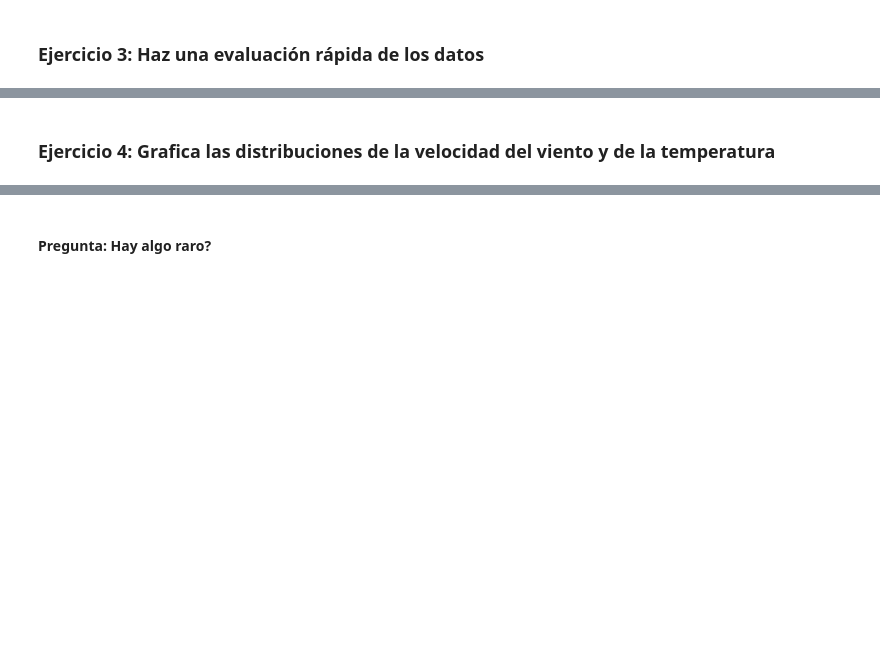
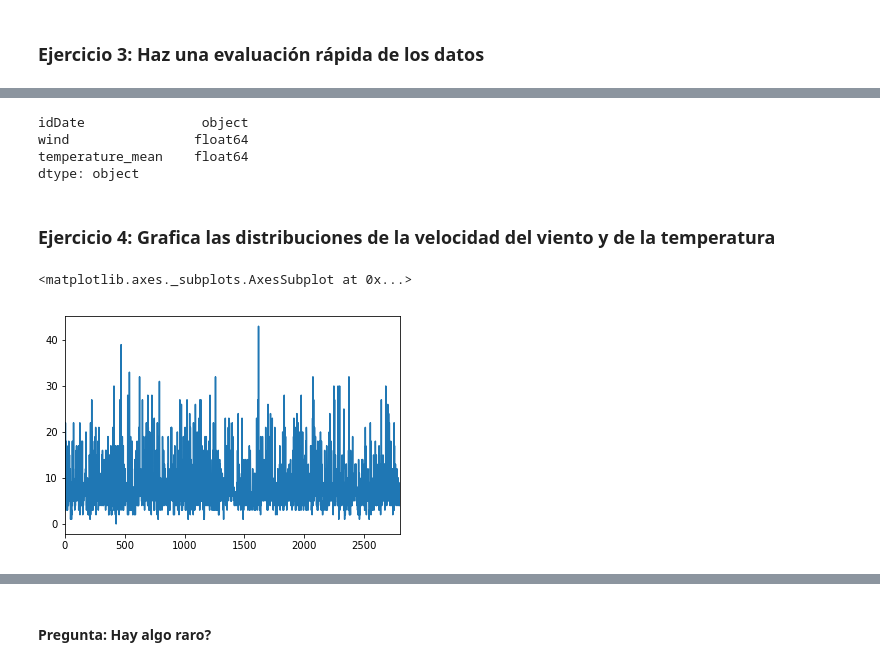
Before and after one commit to vianmarin/MADM-2017, a Jupyter notebook: 1-Introducción/7-Introducción a Pandas/8 - Pandas Series Temporales.ipynb, the cells around one changed output, grey strips where cells are left out. Cells and saved outputs as stored; diff of their text form; code cells hidden in the pictures; blank space fills up the shorter version.

```diff
--- a/1-Introducción/7-Introducción a Pandas/8 - Pandas Series Temporales.ipynb
+++ b/1-Introducción/7-Introducción a Pandas/8 - Pandas Series Temporales.ipynb
@@ -15,2 +22,4 @@ Documentación: <a target="_blank" href="https://pandas.pydata.org/pandas-docs/s
 # %% [markdown]
 ### Ejercicio 1: Abre el archivo 'climaMallorca.csv'.
+# %%
+df = pd.read_csv('climaMallorca.csv')
@@ -17,2 +35,6 @@ Documentación: <a target="_blank" href="https://pandas.pydata.org/pandas-docs/s
 # %% [markdown]
 ### Ejercicio 2: Elimina la columna sin nombre
+# %%
+df = df.drop(['Unnamed: 0'], axis=1)
+
+df.head()
@@ -21,2 +62,14 @@ Documentación: <a target="_blank" href="https://pandas.pydata.org/pandas-docs/s
+# %%
+df.dtypes
+# %% [output]
+idDate               object
+wind                float64
+temperature_mean    float64
+dtype: object
 # %% [markdown]
 ### Ejercicio 4: Grafica las distribuciones de la velocidad del viento y de la temperatura
+# %%
+df['wind'].plot()
+# %% [output]
+<matplotlib.axes._subplots.AxesSubplot at 0x...>
+[figure, added]
```
Also changed, not shown: parts of 19 cells of this notebook, 15 other files.
